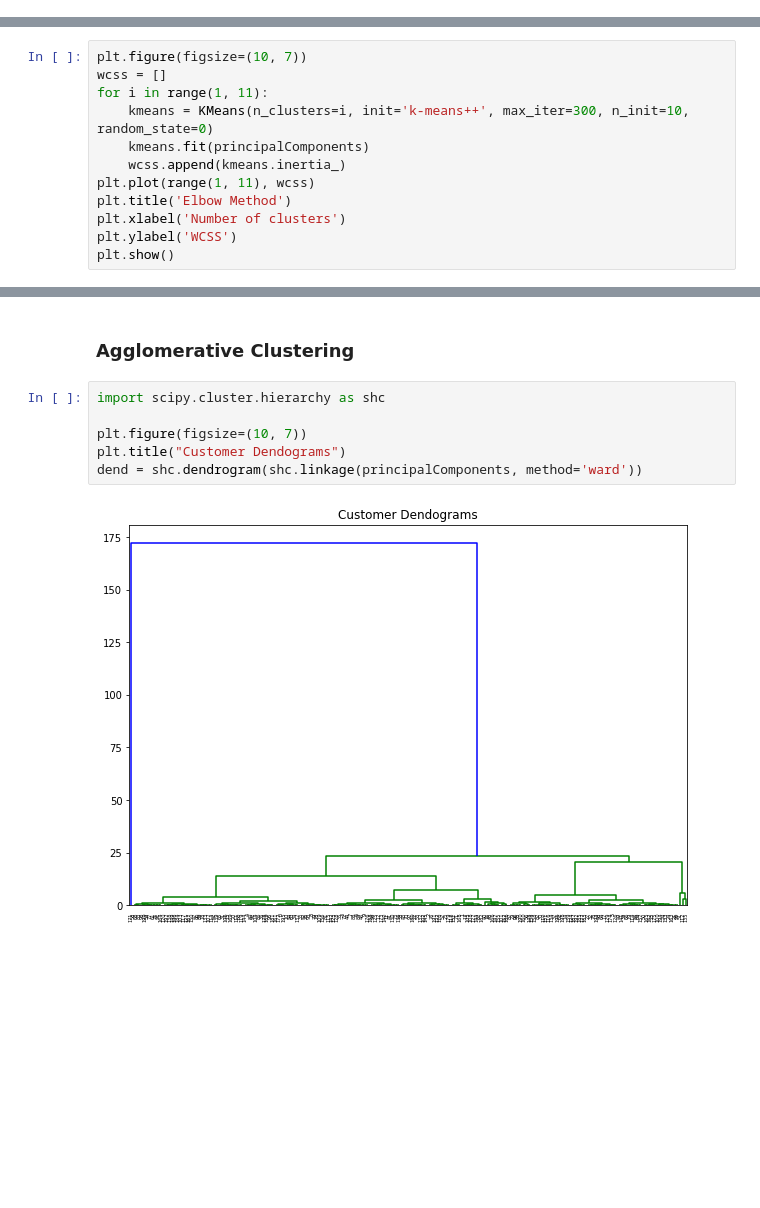
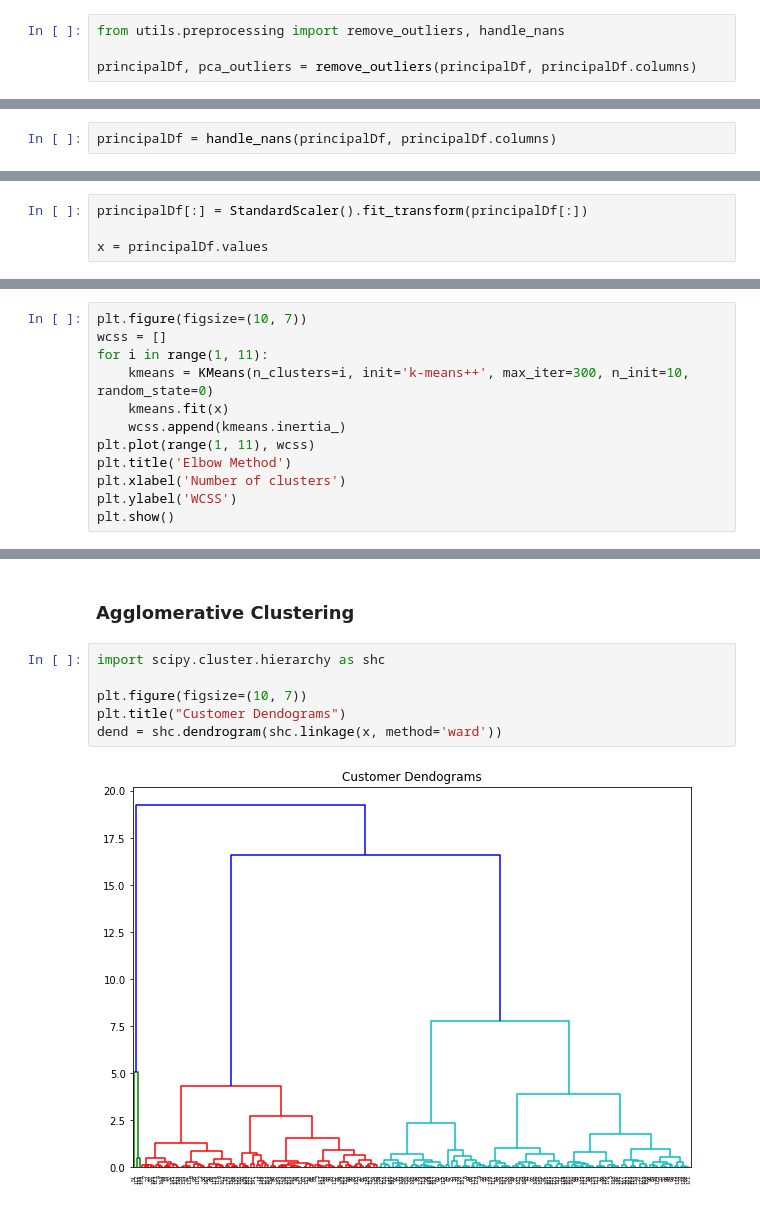
Before and after one commit to pedromlsreis/paranormal_distributions, a Jupyter notebook: explore_nb.ipynb, the cells around one changed output, grey strips where cells are left out. Drawn from its saved outputs; the diff is of its cells as text; blank space fills up the shorter version.

```diff
--- a/explore_nb.ipynb
+++ b/explore_nb.ipynb
@@ -93,0 +94,4 @@ plt.show()
+# %%
+from utils.preprocessing import remove_outliers, handle_nans
+
+principalDf, pca_outliers = remove_outliers(principalDf, principalDf.columns)
@@ -93,0 +104,2 @@ plt.show()
+# %%
+principalDf = handle_nans(principalDf, principalDf.columns)
@@ -94,3 +111,7 @@ plt.show()
+# %%
+principalDf[:] = StandardScaler().fit_transform(principalDf[:])
+
+x = principalDf.values
 # %% [markdown]
 ### K-Means Clustering
 # %%
@@ -100,7 +121,7 @@ plt.figure(figsize=(10, 7))
 wcss = []
 for i in range(1, 11):
     kmeans = KMeans(n_clusters=i, init='k-means++', max_iter=300, n_init=10, random_state=0)
-    kmeans.fit(principalComponents)
+    kmeans.fit(x)
     wcss.append(kmeans.inertia_)
 plt.plot(range(1, 11), wcss)
 plt.title('Elbow Method')
@@ -124,11 +145,11 @@ plt.show()
 # %%
 import scipy.cluster.hierarchy as shc
 
 plt.figure(figsize=(10, 7))
 plt.title("Customer Dendograms")
-dend = shc.dendrogram(shc.linkage(principalComponents, method='ward'))
+dend = shc.dendrogram(shc.linkage(x, method='ward'))
 # %% [output]
-[figure, old version]
+[figure, new version]
 # %%
 from sklearn.cluster import AgglomerativeClustering
 
```
Also changed, not shown: parts of 11 cells of this notebook.
